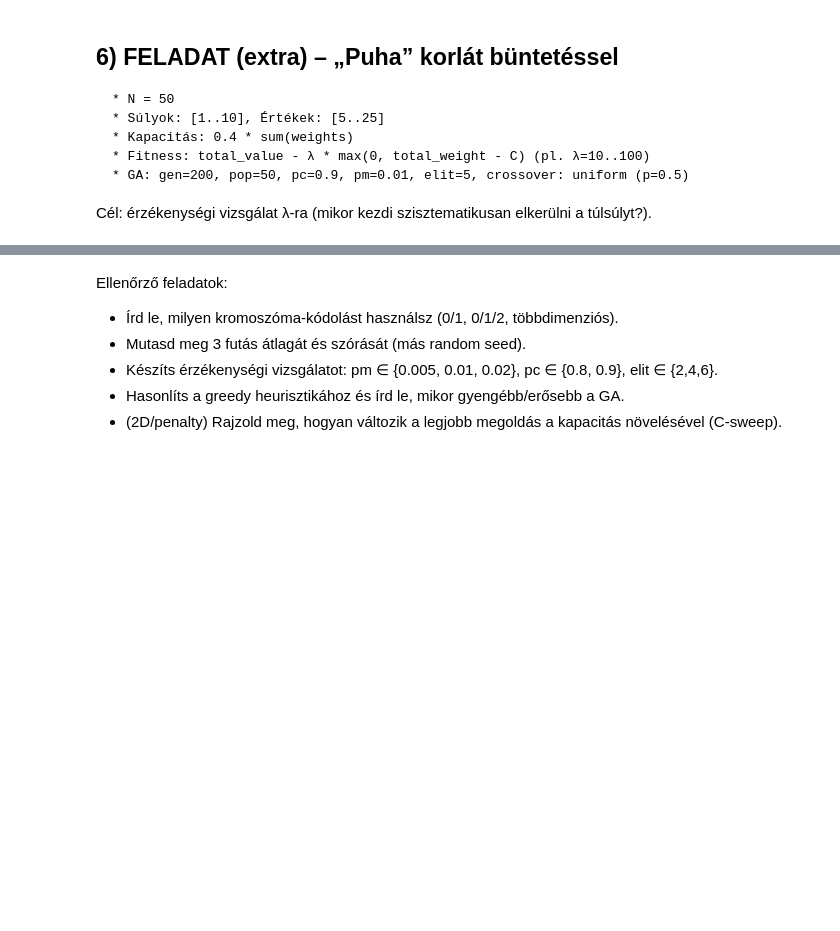
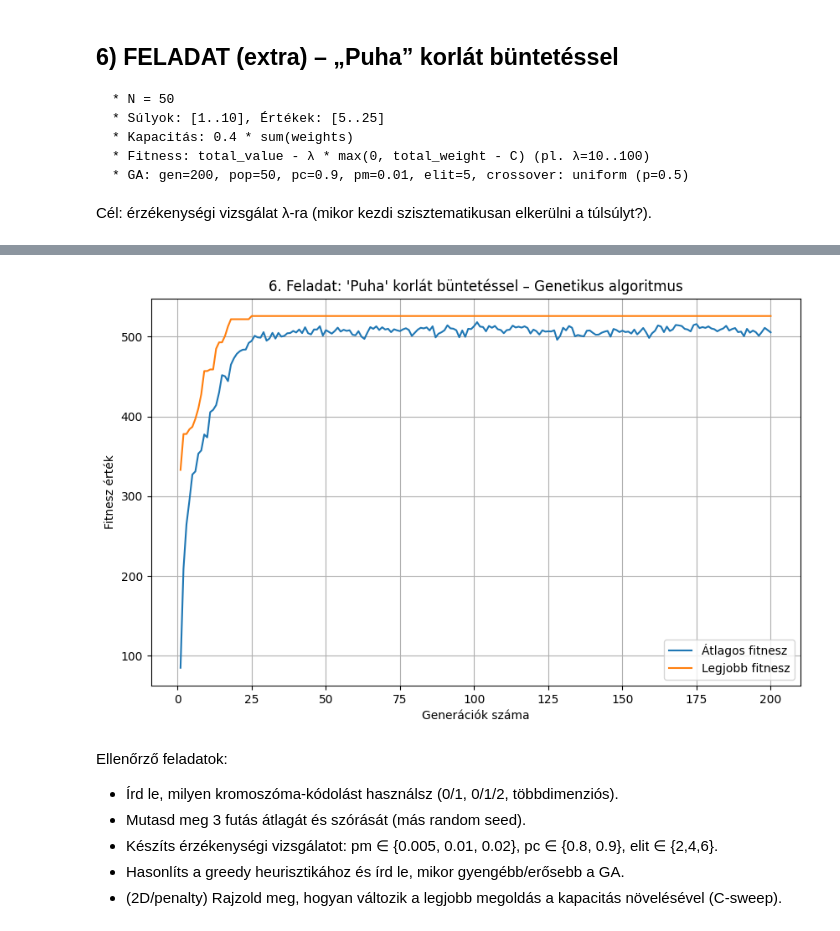
Before and after one commit to bodohelgahannelora-lab/Bioinformatika, a Jupyter notebook: GA_bev_algoritmusok_colab_alap.ipynb, the cells around one changed output, grey strips where cells are left out. Saved outputs shown, nothing was run; the diff lists cells and outputs as text; code cells hidden in the pictures; blank space fills up the shorter version.

````diff
--- a/GA_bev_algoritmusok_colab_alap.ipynb
+++ b/GA_bev_algoritmusok_colab_alap.ipynb
@@ -664,3 +893,102 @@ Cél: módosítsd a fitness-t, hogy mindkét korlátot betartsa (vagy büntesse
 * GA: gen=200, pop=50, pc=0.9, pm=0.01, elit=5, crossover: uniform (p=0.5)
 ```
 Cél: érzékenységi vizsgálat λ-ra (mikor kezdi szisztematikusan elkerülni a túlsúlyt?).
+# %%
+import random
+import matplotlib.pyplot as plt
+
+N = 50
+weights = [random.randint(1, 10) for _ in range(N)]
+values  = [random.randint(5, 25) for _ in range(N)]
+
+capacity = int(sum(weights) * 0.4)
+
+generations = 200
+pop_size = 50
+p_cross = 0.9
+p_mut = 0.01
+elit = 5
+lambda_penalty = 10
+rnd = random.Random(42)
+
+def fitness(x):
+    total_weight = sum(w * xi for w, xi in zip(weights, x))
+    total_value  = sum(v * xi for v, xi in zip(values, x))
+
+    penalty = lambda_penalty * max(0, total_weight - capacity)
+
+    return total_value - penalty
+
+def random_solution():
+    return [rnd.randint(0, 1) for _ in range(N)]
+
+def crossover(a, b):
+    c1 = [a[i] if rnd.random() < 0.5 else b[i] for i in range(N)]
+    c2 = [b[i] if rnd.random() < 0.5 else a[i] for i in range(N)]
+    return c1, c2
+
+def mutate(x):
+    return [1 - xi if rnd.random() < p_mut else xi for xi in x]
+
+def tournament_select(pop, k=2):
+    candidates = [rnd.choice(pop) for _ in range(k)]
+    return max(candidates, key=lambda ind: ind["fit"])
+
+pop = []
+for _ in range(pop_size):
+    solution = random_solution()
+    pop.append({"x": solution, "fit": fitness(solution)})
+
+avg_history, best_history = [], []
+
+for g in range(generations):
+    fits = [ind["fit"] for ind in pop]
+    avg_history.append(sum(fits) / len(fits))
+    best_history.append(max(fits))
+
+    elites = sorted(pop, key=lambda ind: ind["fit"], reverse=True)[:elit]
+
+    newpop = []
+    children_to_generate = pop_size - elit
+    while len(newpop) < children_to_generate:
+        p1 = tournament_select(pop)
+        p2 = tournament_select(pop)
+        if rnd.random() < p_cross:
+            c1, c2 = crossover(p1["x"], p2["x"])
+        else:
+            c1, c2 = p1["x"][:], p2["x"][:]
+
+        c1 = mutate(c1)
+        newpop.append({"x": c1, "fit": fitness(c1)})
+
+        if len(newpop) < children_to_generate:
+            c2 = mutate(c2)
+            newpop.append({"x": c2, "fit": fitness(c2)})
+
+    pop = newpop + elites
+
+best_ga_solution = max(pop, key=lambda ind: ind["fit"])
+best_ga_weight = sum(w * best_ga_solution["x"][i] for i, w in enumerate(weights))
+best_ga_value = sum(v * best_ga_solution["x"][i] for i, v in enumerate(values))
+
+print("--- Genetikus algoritmus eredménye (6. Feladat) ---")
+print("Legjobb érték (fitness):", best_ga_solution["fit"])
+print(f"Összsúly: {best_ga_weight} / {capacity}")
+print(f"Összérték (korrekció nélkül): {best_ga_value}")
+
+weight_difference = best_ga_weight - capacity
+if weight_difference > 0:
+    print(f"Kapacitás túllépés: {weight_difference}")
+else:
+    print(f"Kapacitás kihasználtság: {(-weight_difference / capacity) * 100:.2f}% a fennmaradó kapacitás a maxból.")
+
+plt.figure(figsize=(10, 6))
+plt.plot(range(1, generations + 1), avg_history, label="Átlagos fitnesz")
+plt.plot(range(1, generations + 1), best_history, label="Legjobb fitnesz")
+plt.xlabel("Generációk száma")
+plt.ylabel("Fitnesz érték")
+plt.title("6. Feladat: 'Puha' korlát büntetéssel – Genetikus algoritmus")
+plt.legend()
+plt.grid(True)
+plt.show()
+# %% [output]
@@ -667,3 +1000,4 @@ Cél: érzékenységi vizsgálat λ-ra (mikor kezdi szisztematikusan elkerülni
+[figure, added]
 # %% [markdown]
 Ellenőrző feladatok:
 * Írd le, milyen kromoszóma-kódolást használsz (0/1, 0/1/2, többdimenziós).
````
Also changed, not shown: parts of 3 cells of this notebook.
